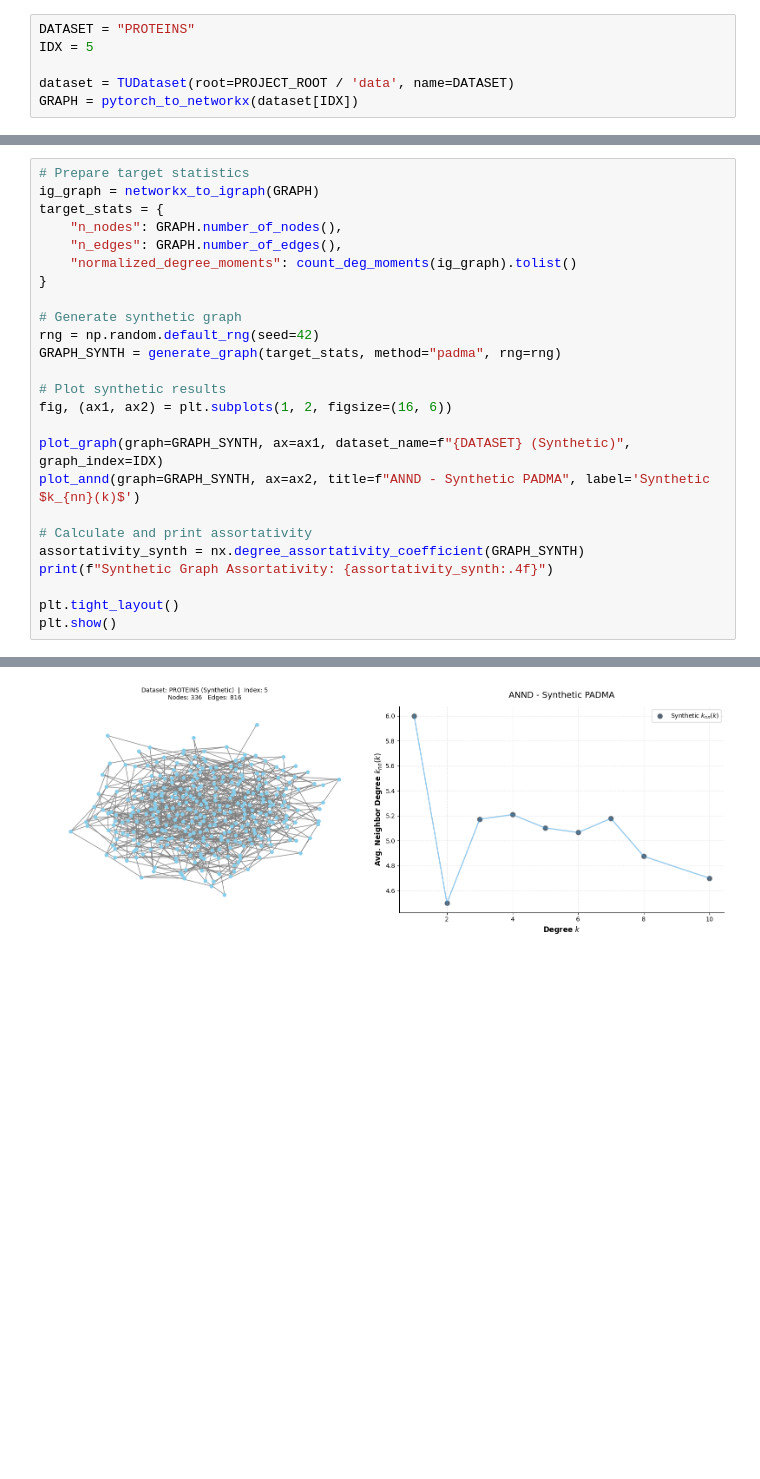
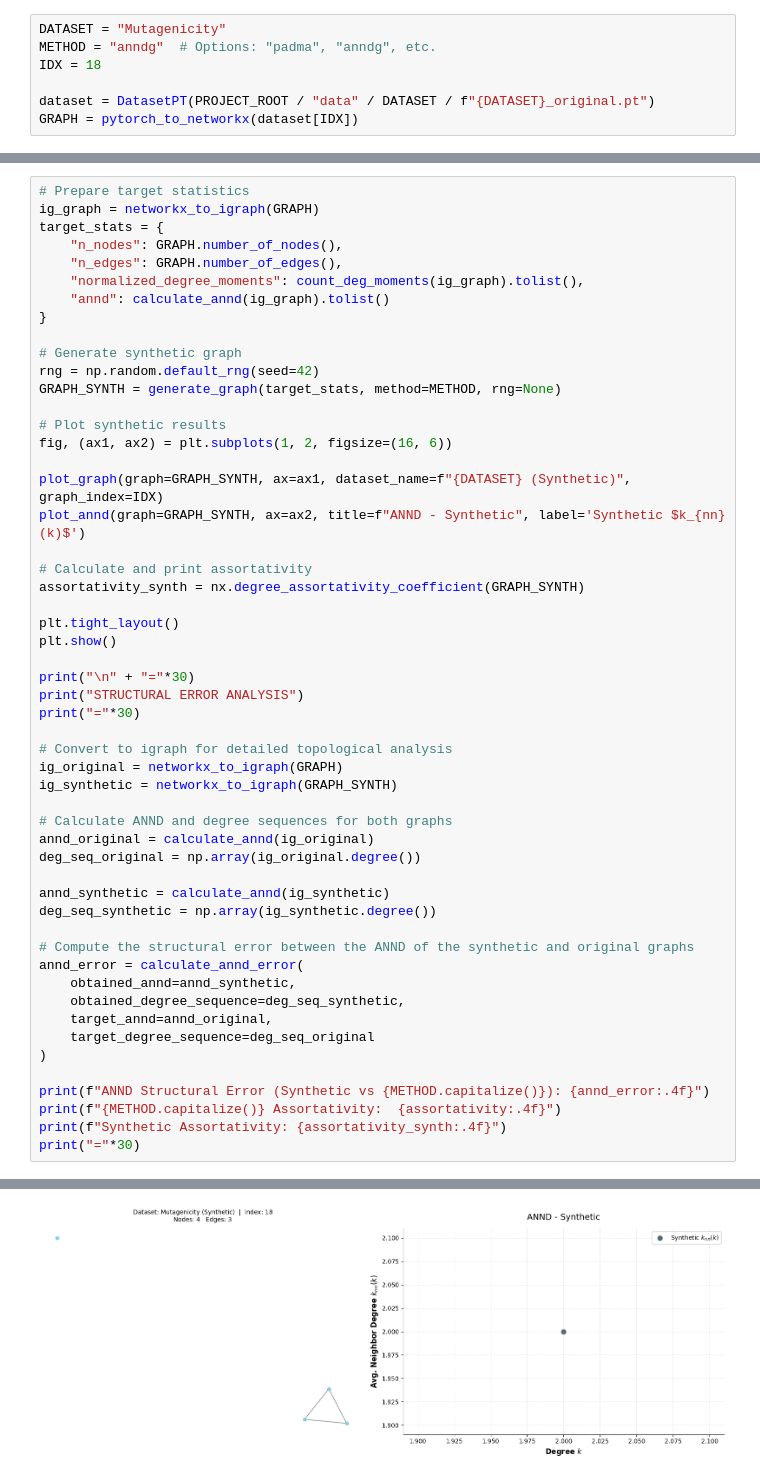
Before and after one commit to Andre1372/syn_bench_gnn, a Jupyter notebook: notebooks/assortativity.ipynb, the cells around one changed output, grey strips where cells are left out. Drawn from its saved outputs; the diff is of its cells as text; blank space fills up the shorter version.

Commit message:
Implemented first assortativity replica generator.

```diff
--- a/notebooks/assortativity.ipynb
+++ b/notebooks/assortativity.ipynb
@@ -20,10 +19,11 @@ from src.graph_analysis import count_deg_moments, calculate_annd, calculate_annd
 from src.generate_datasets import generate_graph
 from notebooks.visualization_utils import plot_graph, plot_annd
 # %%
-DATASET = "PROTEINS"
-IDX = 5
+DATASET = "Mutagenicity"
+METHOD = "anndg"  # Options: "padma", "anndg", etc.
+IDX = 18
 
-dataset = TUDataset(root=PROJECT_ROOT / 'data', name=DATASET)
+dataset = DatasetPT(PROJECT_ROOT / "data" / DATASET / f"{DATASET}_original.pt")
 GRAPH = pytorch_to_networkx(dataset[IDX])
 # %%
 fig, (ax1, ax2) = plt.subplots(1, 2, figsize=(16, 6))
@@ -46,23 +46,51 @@ ig_graph = networkx_to_igraph(GRAPH)
 target_stats = {
     "n_nodes": GRAPH.number_of_nodes(),
     "n_edges": GRAPH.number_of_edges(),
-    "normalized_degree_moments": count_deg_moments(ig_graph).tolist()
+    "normalized_degree_moments": count_deg_moments(ig_graph).tolist(),
+    "annd": calculate_annd(ig_graph).tolist()
 }
 
 # Generate synthetic graph
 rng = np.random.default_rng(seed=42)
-GRAPH_SYNTH = generate_graph(target_stats, method="padma", rng=rng)
+GRAPH_SYNTH = generate_graph(target_stats, method=METHOD, rng=None)
 
 # Plot synthetic results
 fig, (ax1, ax2) = plt.subplots(1, 2, figsize=(16, 6))
 
 plot_graph(graph=GRAPH_SYNTH, ax=ax1, dataset_name=f"{DATASET} (Synthetic)", graph_index=IDX)
-plot_annd(graph=GRAPH_SYNTH, ax=ax2, title=f"ANND - Synthetic PADMA", label='Synthetic $k_{nn}(k)$')
+plot_annd(graph=GRAPH_SYNTH, ax=ax2, title=f"ANND - Synthetic", label='Synthetic $k_{nn}(k)$')
 
 # Calculate and print assortativity
 assortativity_synth = nx.degree_assortativity_coefficient(GRAPH_SYNTH)
-print(f"Synthetic Graph Assortativity: {assortativity_synth:.4f}")
 
 plt.tight_layout()
 plt.show()
+
+print("\n" + "="*30)
+print("STRUCTURAL ERROR ANALYSIS")
+print("="*30)
+
+# Convert to igraph for detailed topological analysis
+ig_original = networkx_to_igraph(GRAPH)
+ig_synthetic = networkx_to_igraph(GRAPH_SYNTH)
+
+# Calculate ANND and degree sequences for both graphs
+annd_original = calculate_annd(ig_original)
+deg_seq_original = np.array(ig_original.degree())
+
+annd_synthetic = calculate_annd(ig_synthetic)
+deg_seq_synthetic = np.array(ig_synthetic.degree())
+
+# Compute the structural error between the ANND of the synthetic and original graphs
+annd_error = calculate_annd_error(
+    obtained_annd=annd_synthetic,
+    obtained_degree_sequence=deg_seq_synthetic,
+    target_annd=annd_original,
+    target_degree_sequence=deg_seq_original
+)
+
+print(f"ANND Structural Error (Synthetic vs {METHOD.capitalize()}): {annd_error:.4f}")
+print(f"{METHOD.capitalize()} Assortativity:  {assortativity:.4f}")
+print(f"Synthetic Assortativity: {assortativity_synth:.4f}")
+print("="*30)
 # %% [output]
@@ -70 +99 @@ Synthetic Graph Assortativity: -0.0451
-[figure, old version]
+[figure, new version]
```
Also changed, not shown: parts of 3 cells of this notebook, 9 other files.
